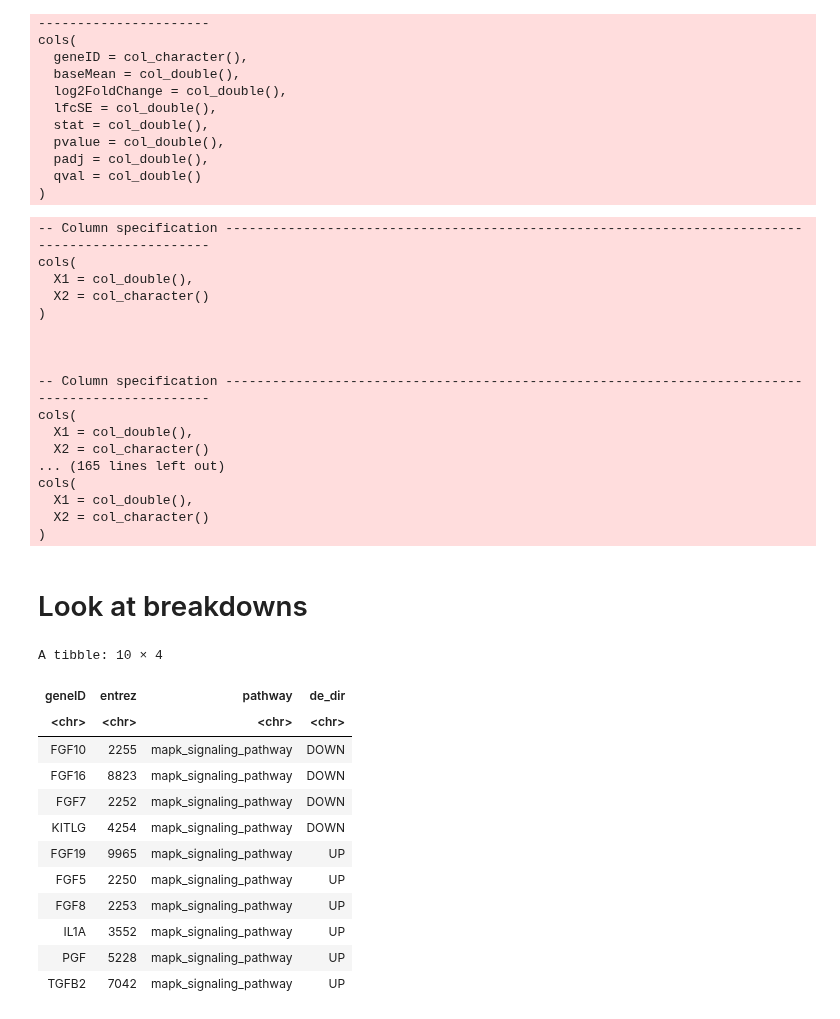
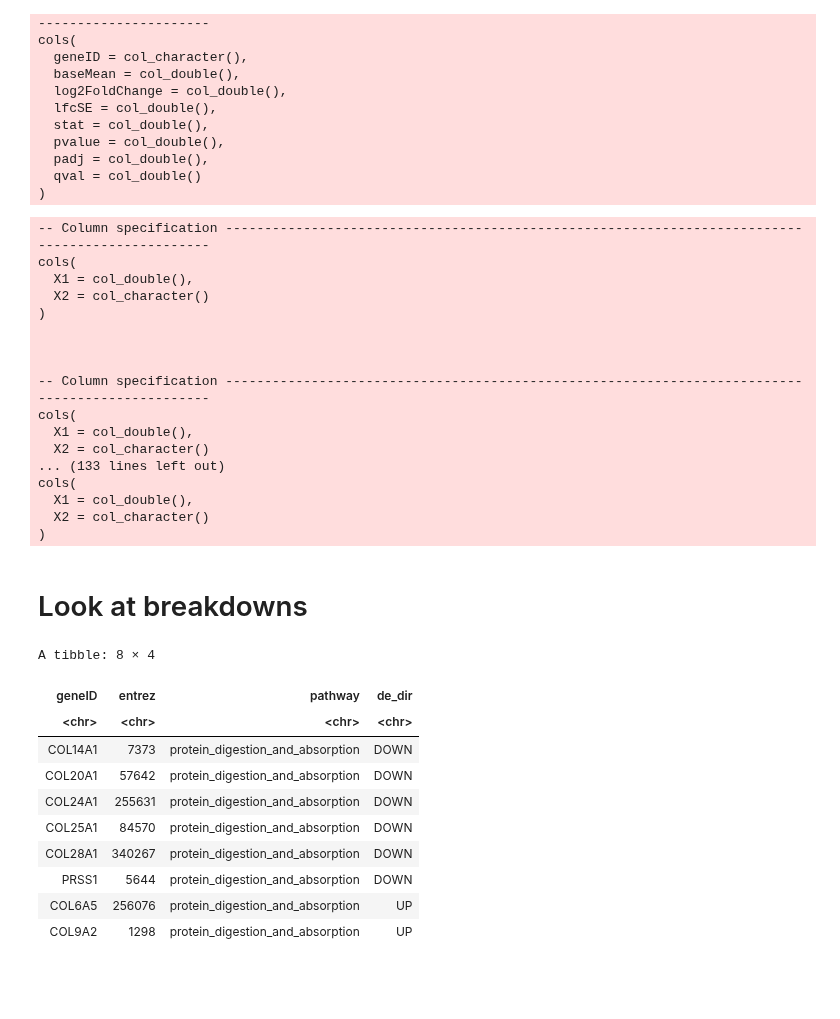
Before and after one commit to fogg-lab/characterizing-ecm-transcriptome-of-endometriosis, a Jupyter notebook: meta_analysis/kegg_result_meta.ipynb, the cells around one changed output. Saved outputs shown, nothing was run; the diff lists cells and outputs as text; code cells hidden in the pictures; blank space fills up the shorter version.

```diff
--- a/meta_analysis/kegg_result_meta.ipynb
+++ b/meta_analysis/kegg_result_meta.ipynb
@@ -18,7 +18,7 @@ x dplyr::lag()    masks stats::lag()
 dirs <- rutils::get_dev_directories(dev_paths_file = "../dev_paths.txt")
 unified_dsets <- c("unified_cervical_data", "unified_uterine_data", "unified_uterine_endometrial_data")
 # %%
-dset_idx <- 2
+dset_idx <- 1
 save_res <- TRUE
 # %%
 gene2id_df <- read_tsv(paste0(dirs$data_dir, "/", unified_dsets[dset_idx], "/hugo2entrez.tsv")) %>%
@@ -74,7 +74,7 @@ cols(
 cols(
   X1 = col_double(),
   X2 = col_character()
-... (165 lines left out)
+... (133 lines left out)
 cols(
   X1 = col_double(),
   X2 = col_character()
@@ -84,22 +84,20 @@ cols(
 # %%
 bind_rows(ea_dfs) %>%
     inner_join(gene2id_df, by = "entrez") %>%
     inner_join(dge_res_df, by = "geneID") %>%
     mutate(de_dir = ifelse(log2FoldChange > 0, "UP", "DOWN")) %>%
     select(geneID, entrez, pathway, de_dir) %>%
-    filter(pathway == "mapk_signaling_pathway") %>%
+    filter(pathway == "protein_digestion_and_absorption") %>%
     arrange(de_dir, geneID)
 # %% [output]
-A tibble: 10 × 4
+A tibble: 8 × 4
 | geneID | entrez | pathway | de_dir |
 | <chr> | <chr> | <chr> | <chr> |
-| FGF10 | 2255 | mapk_signaling_pathway | DOWN |
-| FGF16 | 8823 | mapk_signaling_pathway | DOWN |
-| FGF7 | 2252 | mapk_signaling_pathway | DOWN |
-| KITLG | 4254 | mapk_signaling_pathway | DOWN |
-| FGF19 | 9965 | mapk_signaling_pathway | UP |
-| FGF5 | 2250 | mapk_signaling_pathway | UP |
-| FGF8 | 2253 | mapk_signaling_pathway | UP |
-| IL1A | 3552 | mapk_signaling_pathway | UP |
-| PGF | 5228 | mapk_signaling_pathway | UP |
-| TGFB2 | 7042 | mapk_signaling_pathway | UP |
+| COL14A1 | 7373 | protein_digestion_and_absorption | DOWN |
+| COL20A1 | 57642 | protein_digestion_and_absorption | DOWN |
+| COL24A1 | 255631 | protein_digestion_and_absorption | DOWN |
+| COL25A1 | 84570 | protein_digestion_and_absorption | DOWN |
+| COL28A1 | 340267 | protein_digestion_and_absorption | DOWN |
+| PRSS1 | 5644 | protein_digestion_and_absorption | DOWN |
+| COL6A5 | 256076 | protein_digestion_and_absorption | UP |
+| COL9A2 | 1298 | protein_digestion_and_absorption | UP |
```
Also changed, not shown: 3 other files.
